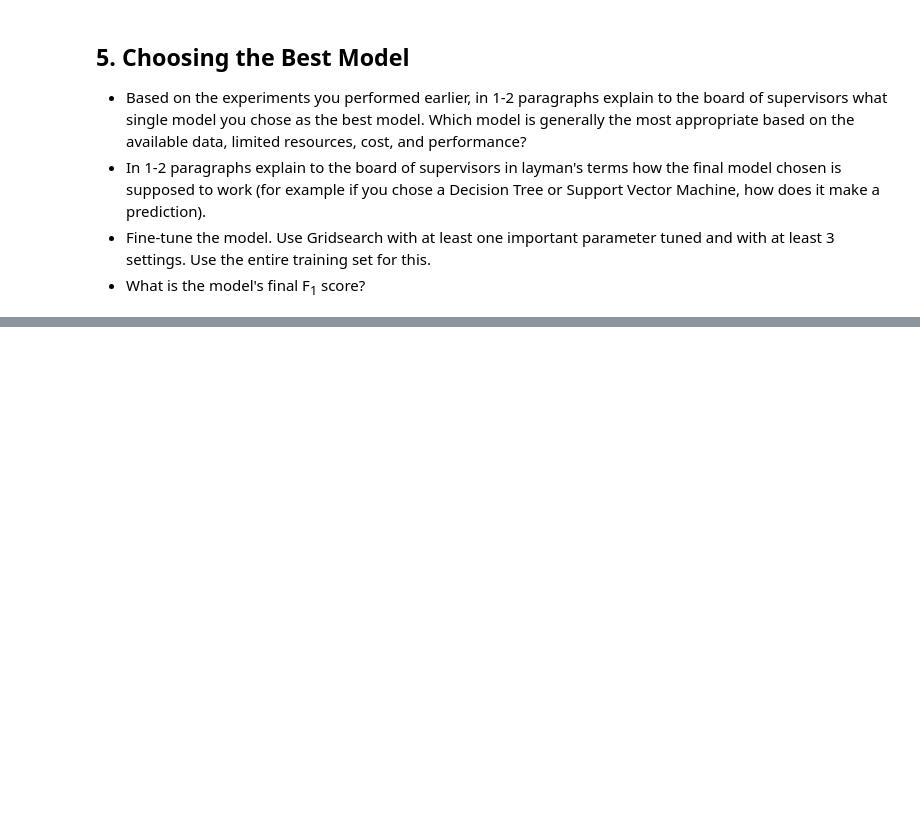
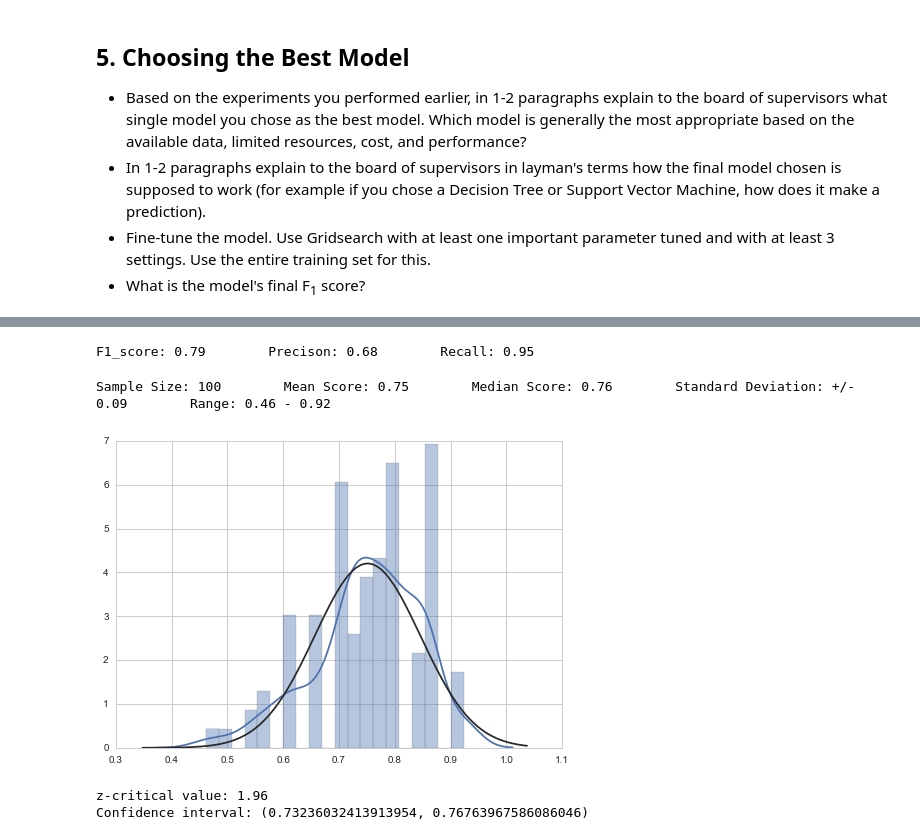
Before and after one commit to baumanab/Udacity_MachineLearningEngineer_ND, a Jupyter notebook: projects/student_intervention/student_intervention.ipynb, the cells around one changed output, grey strips where cells are left out. Drawn from its saved outputs; the diff is of its cells as text; code cells hidden in the pictures; blank space fills up the shorter version.

```diff
--- a/projects/student_intervention/student_intervention.ipynb
+++ b/projects/student_intervention/student_intervention.ipynb
@@ -1015,4 +1106,68 @@ np.mean(cross_val_F1)
+# %%
+pred = best_aclf.predict(X_chi2_test)
+
+score= np.round(f1_score(y_test, pred, pos_label= 'yes'), decimals= 2)
+
+precision= np.round(precision_score(y_test,pred, pos_label= 'yes'), decimals= 2)
+
+recall= np.round(recall_score(y_test,pred, pos_label= 'yes'), decimals= 2)
+
+print('F1_score: {} \
+       Precison: {} \
+       Recall: {}'.format(score, precision, recall))
+# %% [output]
+F1_score: 0.79        Precison: 0.68        Recall: 0.95
+# %%
+cv_test= StratifiedShuffleSplit(y_test, n_iter=100, random_state=42)
+
+cross_val_F1= cross_val_score(best_aclf, X_chi2_test, y_test, cv=cv_test, scoring= f1_scorer)
+
+mean_score= np.round(np.mean(cross_val_F1), decimals= 2)
+
+median_score= np.round(np.median(cross_val_F1), decimals= 2)
+
+min_score= np.round(min(cross_val_F1), decimals= 2)
+
+max_score= np.round(max(cross_val_F1), decimals= 2)
+
+st_dev= np.round(np.std(cross_val_F1), decimals= 2)
+
+sample_size = len(cross_val_F1)
+
+
+
+print('Sample Size: {} \
+       Mean Score: {} \
+       Median Score: {} \
+       Standard Deviation: +/- {} \
+       Range: {} - {}'.format(sample_size, mean_score, median_score, st_dev, min_score, max_score))
+# %% [output]
+Sample Size: 100        Mean Score: 0.75        Median Score: 0.76        Standard Deviation: +/- 0.09        Range: 0.46 - 0.92
 # %%
-sns.distplot(cross_val_F1, rug=True);
+sns.distplot(cross_val_F1, bins=20, fit= stats.norm);
+# %% [output]
+[figure, added]
+# %%
+# approach borrowed from Life is Study: http://hamelg.blogspot.com/2015/11/python-for-data-analysis-part-23-point.html
+
+# get the z-critical value (two tailed, alpha = .05)
+z_critical = stats.norm.ppf(q = 0.975)
+
+print("z-critical value: {}".format(np.round(z_critical, decimals= 2)))
+
+# population standard deviation
+pop_stdev= st_dev
+
+# calculate margin of error
+margin_of_error = z_critical * (pop_stdev/math.sqrt(sample_size))
+
+# calculate confidence interval
+confidence_interval = (mean_score - margin_of_error,
+                       mean_score + margin_of_error)
+
+print("Confidence interval: {}".format(confidence_interval))
+# %% [output]
+z-critical value: 1.96
+Confidence interval: (0.73236032413913954, 0.76763967586086046)
 # %%
 np.set_printoptions(suppress=True)
```
Also changed, not shown: parts of 82 cells of this notebook.
